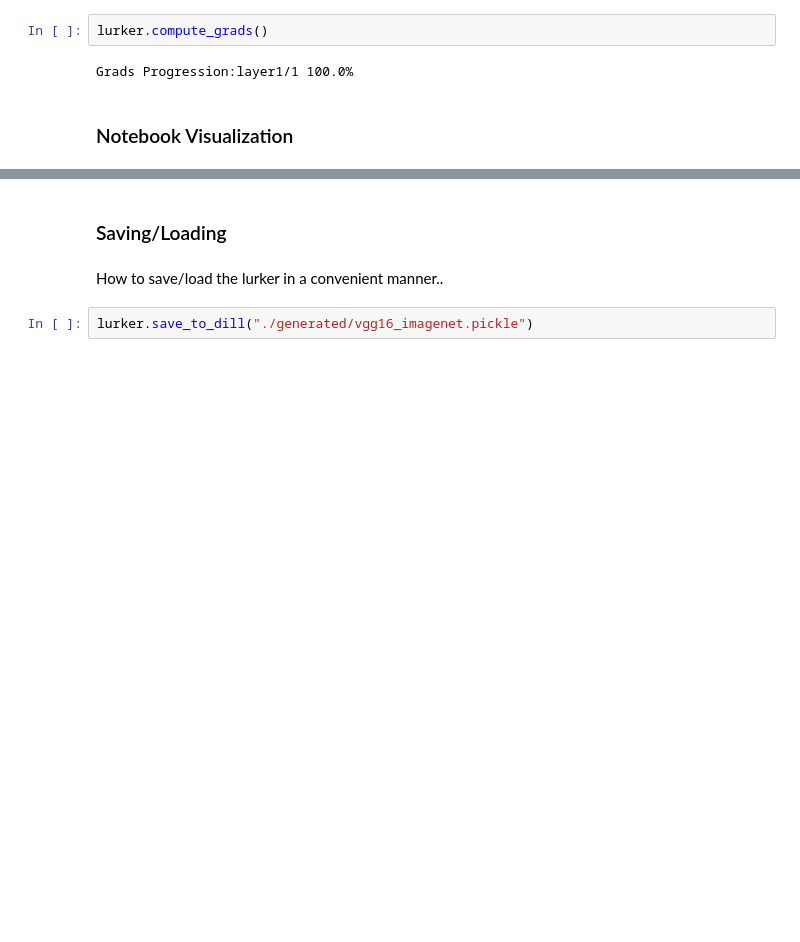
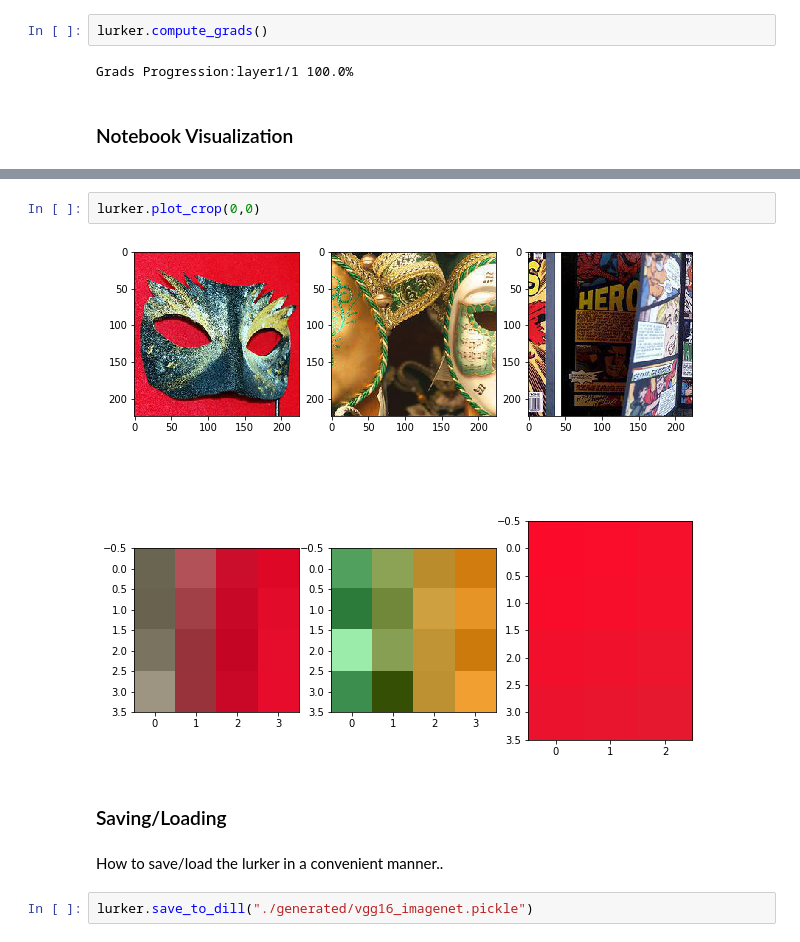
Before and after one commit to torchlurk/torchlurk, a Jupyter notebook: run.ipynb, the cells around one changed output, grey strips where cells are left out. Saved outputs shown, nothing was run; the diff lists cells and outputs as text; blank space fills up the shorter version.

```diff
--- a/run.ipynb
+++ b/run.ipynb
@@ -213,3 +255,7 @@ Grads Progression:layer1/1 100.0%
+# %%
+lurker.plot_crop(0,0)
+# %% [output]
+[figure, added]
 # %% [markdown]
 ### Saving/Loading
 # %% [markdown]
```
Also changed, not shown: parts of 18 cells of this notebook, 4 other files.
